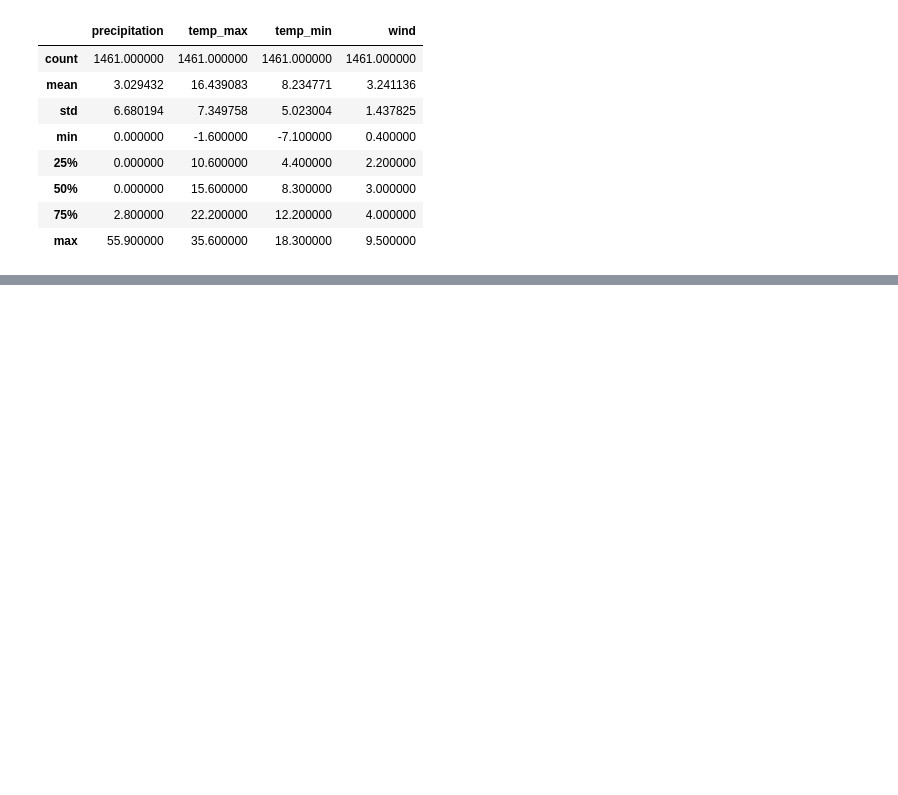
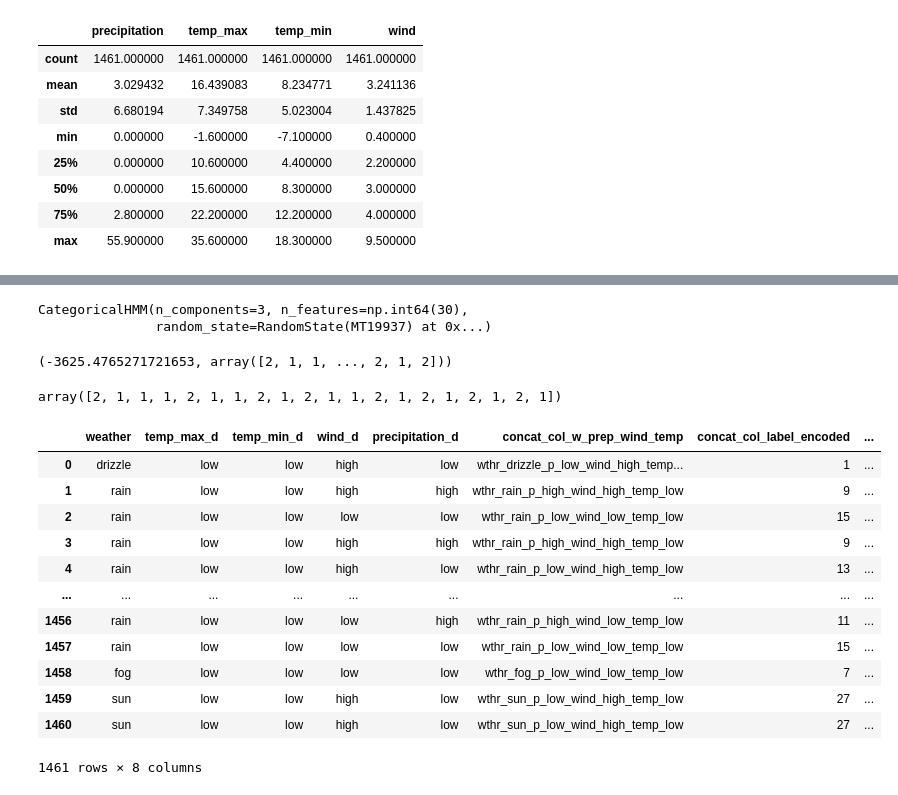
Before and after one commit to KartikNimhan/Hidden-Markov-Models, a Jupyter notebook: HMM_first_project.ipynb, the cells around one changed output, grey strips where cells are left out. Cells and saved outputs as stored; diff of their text form; code cells hidden in the pictures; blank space fills up the shorter version.

```diff
--- a/HMM_first_project.ipynb
+++ b/HMM_first_project.ipynb
@@ -91,0 +156,2 @@ print(add(100,200))
+# %%
+X['concat_col_label_encoded']=X['concat_col_w_prep_wind_temp'].apply(label_encoder_output)
@@ -91,0 +187,31 @@ print(add(100,200))
+# %%
+model.fit([sequence_of_labels])
+# %% [output]
+CategoricalHMM(n_components=3, n_features=np.int64(30),
+               random_state=RandomState(MT19937) at 0x...)
+# %%
+model.decode([sequence_of_labels])
+# %% [output]
+(-3625.4765271721653, array([2, 1, 1, ..., 2, 1, 2]))
+# %%
+model.decode([sequence_of_labels])[1][:20]
+# %% [output]
+array([2, 1, 1, 1, 2, 1, 1, 2, 1, 2, 1, 1, 2, 1, 2, 1, 2, 1, 2, 1])
+# %%
+X['hidden_state']=model.decode([sequence_of_labels])[1]
+# %%
+X
+# %% [output]
+|  | weather | temp_max_d | temp_min_d | wind_d | precipitation_d | concat_col_w_prep_wind_temp | concat_col_label_encoded | ... |
+| 0 | drizzle | low | low | high | low | wthr_drizzle_p_low_wind_high_temp... | 1 | ... |
+| 1 | rain | low | low | high | high | wthr_rain_p_high_wind_high_temp_low | 9 | ... |
+| 2 | rain | low | low | low | low | wthr_rain_p_low_wind_low_temp_low | 15 | ... |
+| 3 | rain | low | low | high | high | wthr_rain_p_high_wind_high_temp_low | 9 | ... |
+| 4 | rain | low | low | high | low | wthr_rain_p_low_wind_high_temp_low | 13 | ... |
+| ... | ... | ... | ... | ... | ... | ... | ... | ... |
+| 1456 | rain | low | low | low | high | wthr_rain_p_high_wind_low_temp_low | 11 | ... |
+| 1457 | rain | low | low | low | low | wthr_rain_p_low_wind_low_temp_low | 15 | ... |
+| 1458 | fog | low | low | low | low | wthr_fog_p_low_wind_low_temp_low | 7 | ... |
+| 1459 | sun | low | low | high | low | wthr_sun_p_low_wind_high_temp_low | 27 | ... |
+| 1460 | sun | low | low | high | low | wthr_sun_p_low_wind_high_temp_low | 27 | ... |
+1461 rows × 8 columns
```
Also changed, not shown: parts of 40 cells of this notebook.
